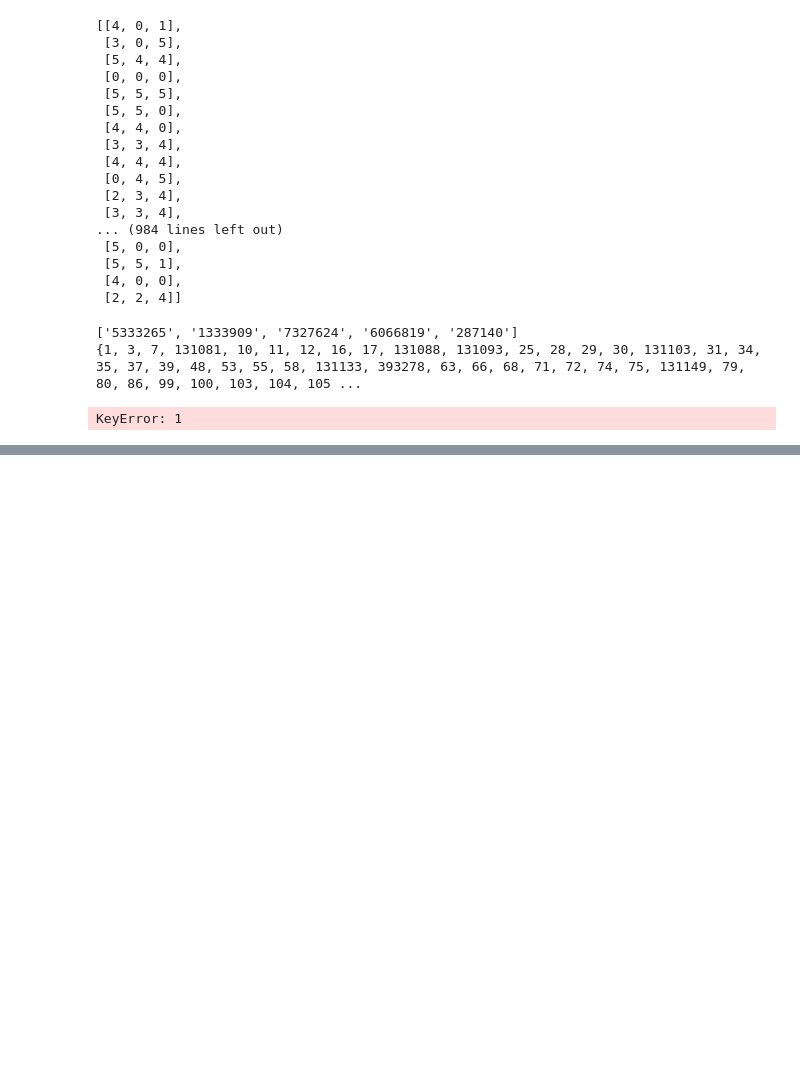
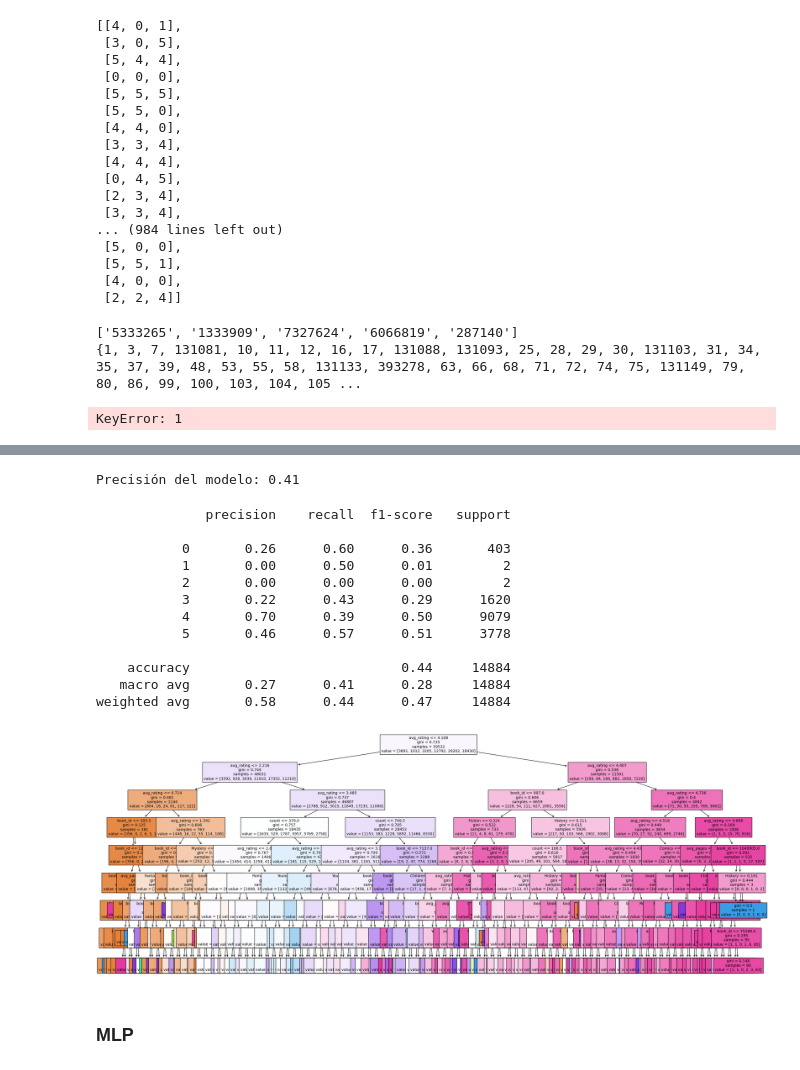
Before and after one commit to llumfp/casebooks, a Jupyter notebook: tests.ipynb, the cells around one changed output, grey strips where cells are left out. Cells and saved outputs as stored; diff of their text form; code cells hidden in the pictures; blank space fills up the shorter version.

```diff
--- a/tests.ipynb
+++ b/tests.ipynb
@@ -206,0 +207,4 @@ KeyError: 1
+# %%
+df.drop(['is_read','is_reviewed'],axis=1,inplace=True)
+# %%
+df_merged = pr.merge(df[['user_id', 'book_id', 'rating']], on='user_id', how='inner')
@@ -206,0 +234,4 @@ KeyError: 1
+# %%
+X = df_merged.drop(['rating','user_id'],axis=True)
+X['book_id'] = X['book_id'].astype('category')
+y = df_merged['rating']
@@ -206,0 +276,44 @@ KeyError: 1
+# %%
+X_train, X_test, y_train, y_test = train_test_split(X, y, test_size=0.2, random_state=42)
+
+# Crear y entrenar el modelo de árbol de decisiones
+model = DecisionTreeClassifier(random_state=42)
+model.fit(X_train, y_train)
+
+# Realizar predicciones en el conjunto de prueba
+y_pred = model.predict(X_test)
+
+# Calcular la precisión del modelo
+accuracy = accuracy_score(y_test, y_pred)
+print(f'Precisión del modelo: {accuracy:.2f}')
+# %% [output]
+Precisión del modelo: 0.41
+# %%
+columnes = X.columns
+model = DecisionTreeClassifier(max_depth=8, random_state=10)
+model = model.fit(X_train, y_train)
+
+y_pred = model.predict(X_test)
+y_pred = y_pred
+y_testid = y_test.to_numpy()
+print(classification_report(y_pred,y_test))
+
+plt.figure(figsize=(30,12))  # set plot size (denoted in inches)
+plot_tree(model, fontsize=10, feature_names = columnes, filled=True)
+plt.show()
+# %% [output]
+              precision    recall  f1-score   support
+
+           0       0.26      0.60      0.36       403
+           1       0.00      0.50      0.01         2
+           2       0.00      0.00      0.00         2
+           3       0.22      0.43      0.29      1620
+           4       0.70      0.39      0.50      9079
+           5       0.46      0.57      0.51      3778
+
+    accuracy                           0.44     14884
+   macro avg       0.27      0.41      0.28     14884
+weighted avg       0.58      0.44      0.47     14884
+[figure, added]
+# %% [markdown]
+### MLP
```
Also changed, not shown: parts of 13 cells of this notebook, 8 other files.
